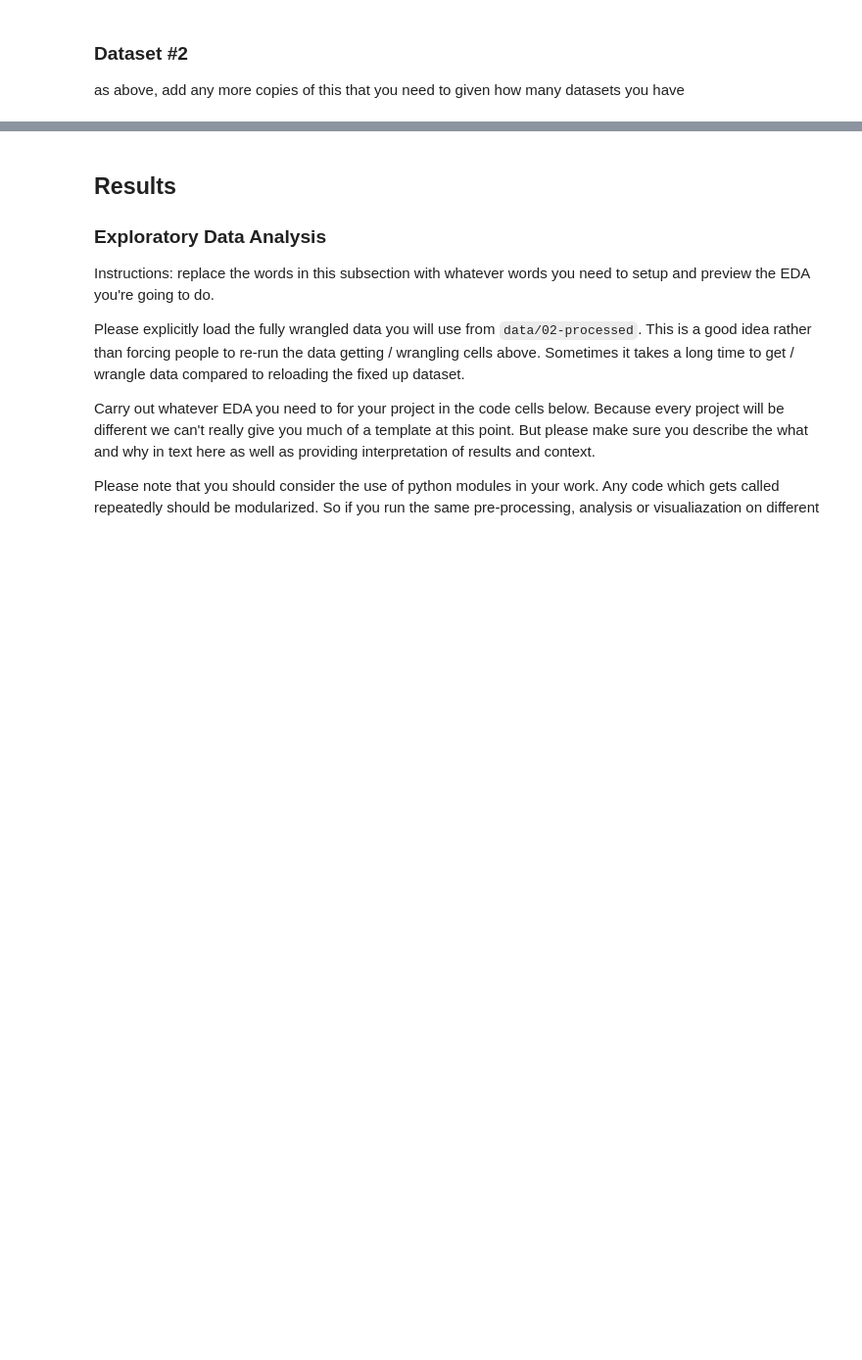
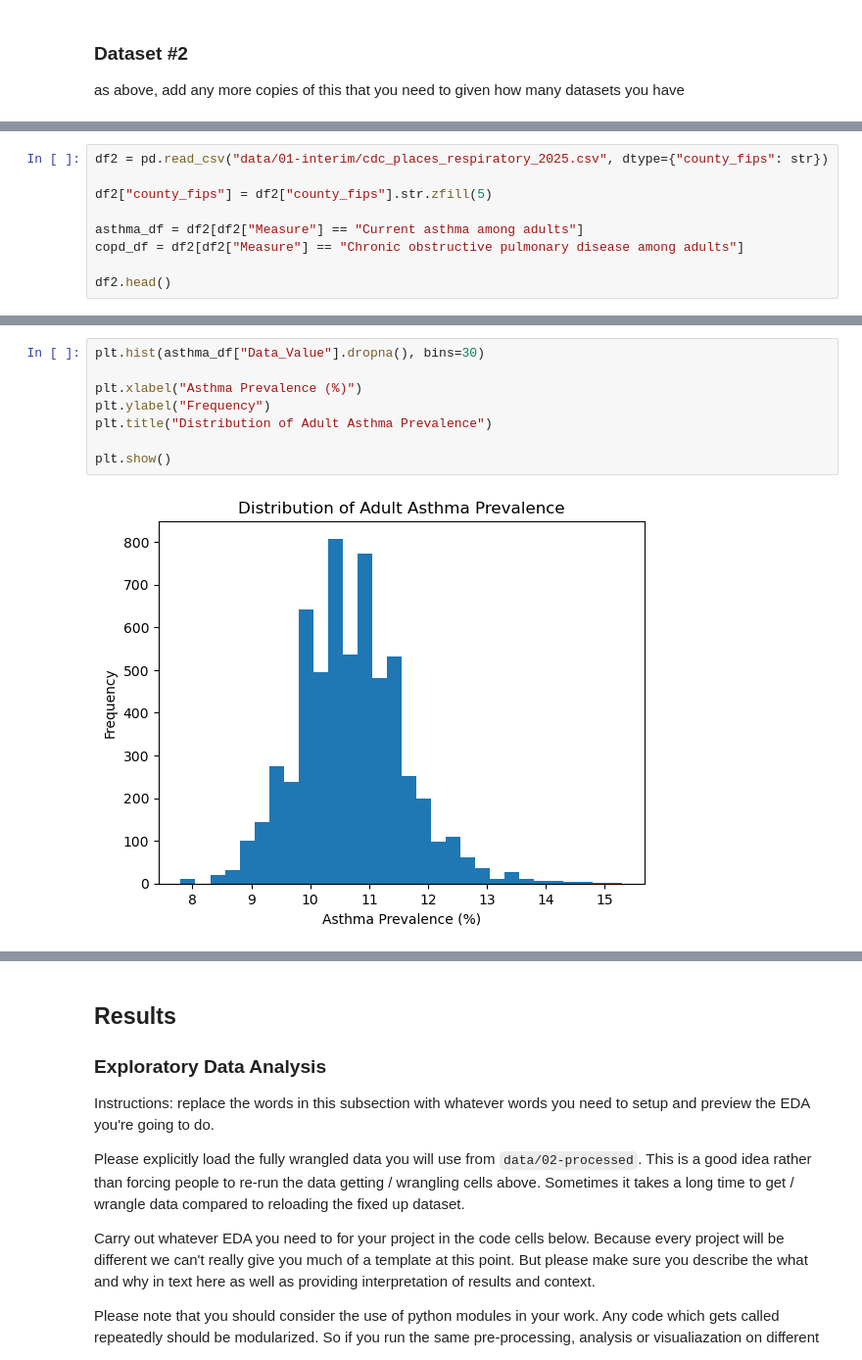
Before and after one commit to COGS108/Group-SP26-088, a Jupyter notebook: 02-EDACheckpoint.ipynb, the cells around one changed output, grey strips where cells are left out. Shown at 98% size. Saved outputs shown, nothing was run; the diff lists cells and outputs as text; blank space fills up the shorter version.

```diff
--- a/02-EDACheckpoint.ipynb
+++ b/02-EDACheckpoint.ipynb
@@ -231,0 +229,9 @@ However, a smaller number of monitoring locations had substantially lower observ
+# %%
+df2 = pd.read_csv("data/01-interim/cdc_places_respiratory_2025.csv", dtype={"county_fips": str})
+
+df2["county_fips"] = df2["county_fips"].str.zfill(5)
+
+asthma_df = df2[df2["Measure"] == "Current asthma among adults"]
+copd_df = df2[df2["Measure"] == "Chronic obstructive pulmonary disease among adults"]
+
+df2.head()
@@ -231,0 +297,10 @@ However, a smaller number of monitoring locations had substantially lower observ
+# %%
+plt.hist(asthma_df["Data_Value"].dropna(), bins=30)
+
+plt.xlabel("Asthma Prevalence (%)")
+plt.ylabel("Frequency")
+plt.title("Distribution of Adult Asthma Prevalence")
+
+plt.show()
+# %% [output]
+[figure, added]
```
Also changed, not shown: parts of 15 cells of this notebook.
